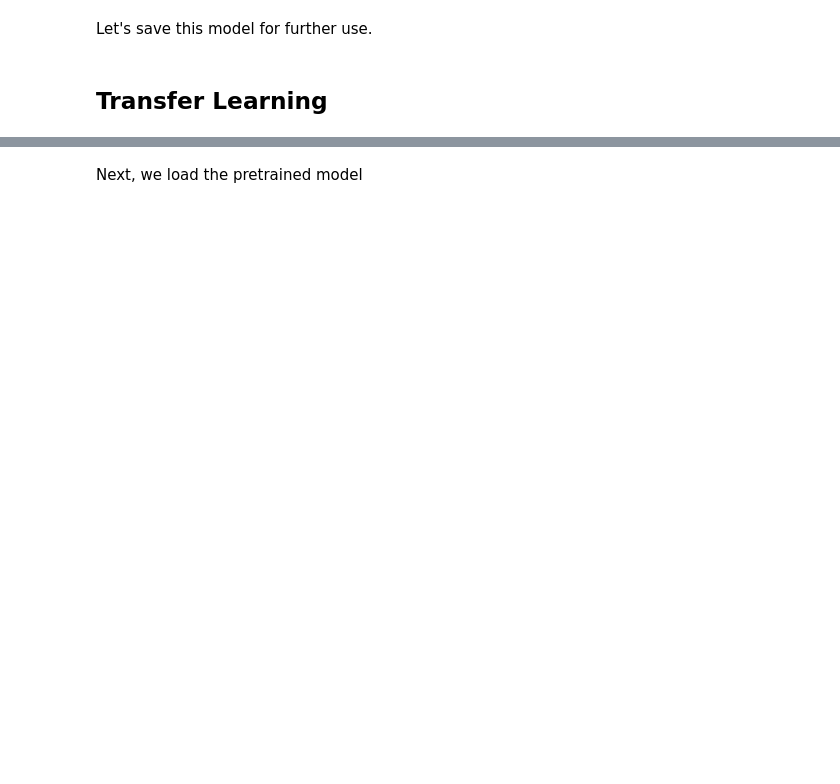
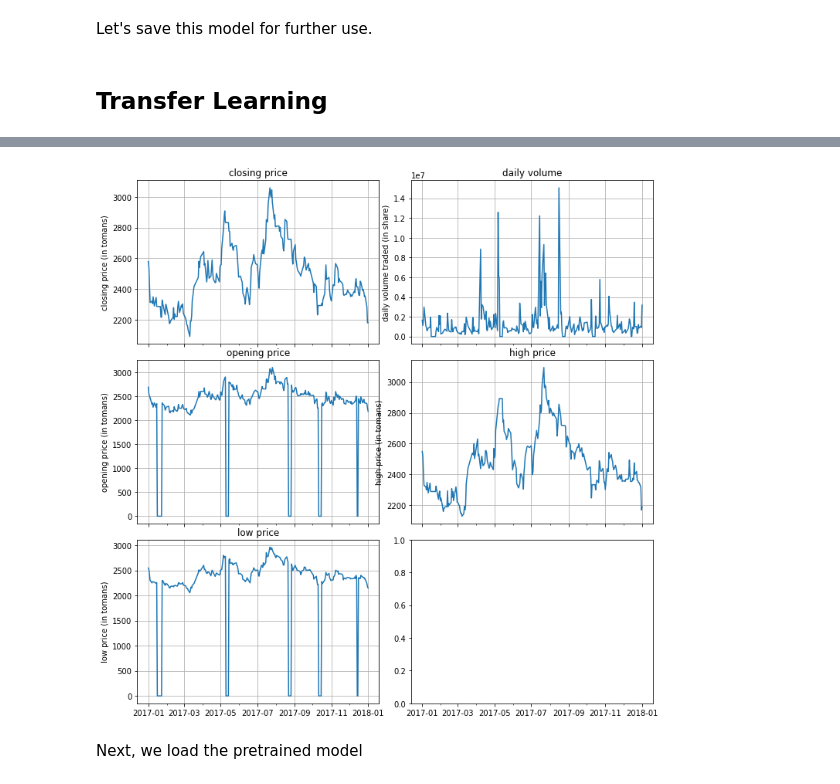
Before and after one commit to Ayazdani1997/stock-feature-prediction-final-pro, a Jupyter notebook: Phase1_OCHLV.ipynb, the cells around one changed output, grey strips where cells are left out. Cells and saved outputs as stored; diff of their text form; code cells hidden in the pictures; blank space fills up the shorter version.

```diff
--- a/Phase1_OCHLV.ipynb
+++ b/Phase1_OCHLV.ipynb
@@ -837,3 +846,7 @@ test_end = pandas.to_datetime('20180101', format='%Y%m%d', errors='ignore')
+# %%
+draw_ochlv(data_related_to_second, test_start, test_end)
+# %% [output]
+[figure, added]
 # %% [markdown]
 Next, we load the pretrained model
 # %%
```
Also changed, not shown: parts of 37 cells of this notebook.
